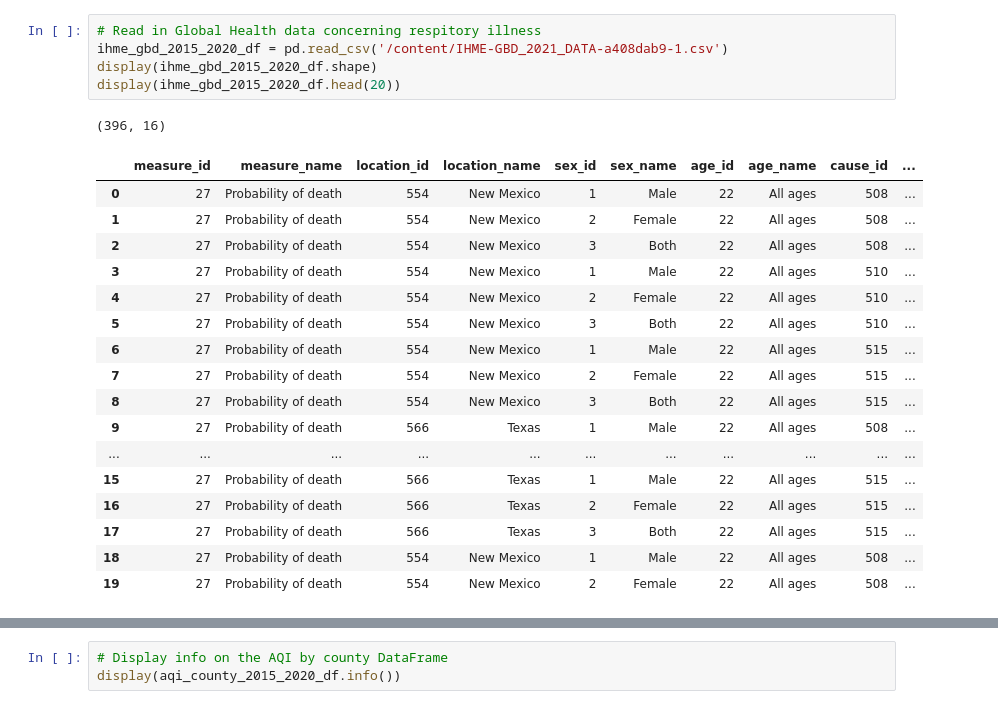
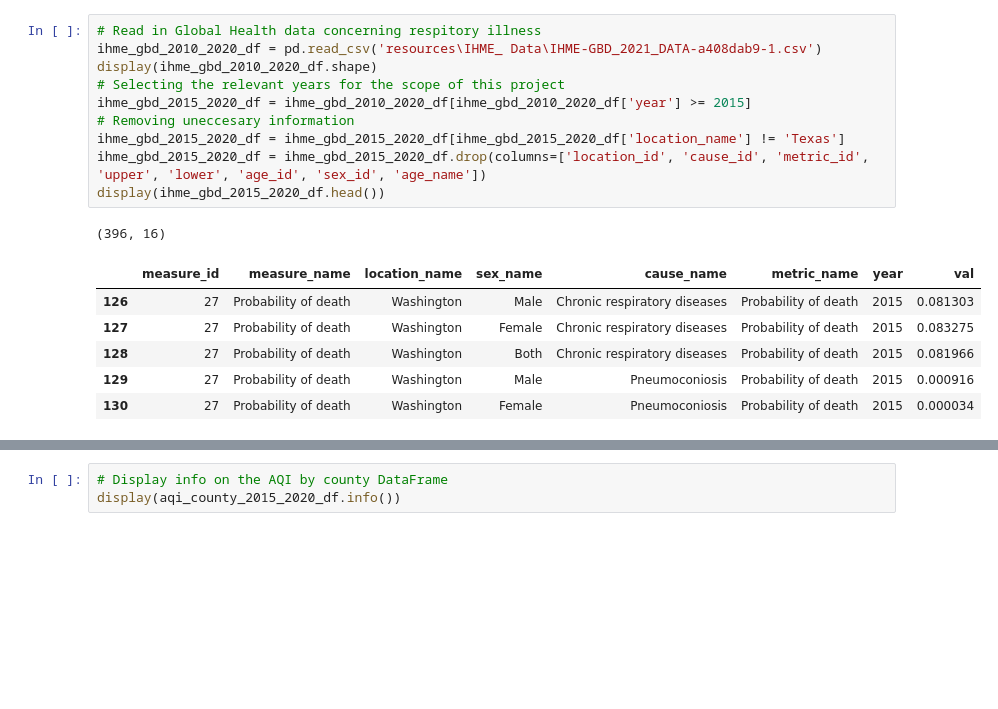
Before and after one commit to harrismhurley/python_project_1, a Jupyter notebook: main.ipynb, the cells around one changed output, grey strips where cells are left out. Cells and saved outputs as stored; diff of their text form; blank space fills up the shorter version.

```diff
--- a/main.ipynb
+++ b/main.ipynb
@@ -112,25 +64,19 @@ display(aqi_WA_NY_TX_2015_2020_df.head())
 5 rows × 56 columns
 # %%
 # Read in Global Health data concerning respitory illness
-ihme_gbd_2015_2020_df = pd.read_csv('/content/IHME-GBD_2021_DATA-a408dab9-1.csv')
-display(ihme_gbd_2015_2020_df.shape)
-display(ihme_gbd_2015_2020_df.head(20))
+ihme_gbd_2010_2020_df = pd.read_csv('resources\IHME_ Data\IHME-GBD_2021_DATA-a408dab9-1.csv')
+display(ihme_gbd_2010_2020_df.shape)
+# Selecting the relevant years for the scope of this project
+ihme_gbd_2015_2020_df = ihme_gbd_2010_2020_df[ihme_gbd_2010_2020_df['year'] >= 2015]
+# Removing uneccesary information
+ihme_gbd_2015_2020_df = ihme_gbd_2015_2020_df[ihme_gbd_2015_2020_df['location_name'] != 'Texas']
+ihme_gbd_2015_2020_df = ihme_gbd_2015_2020_df.drop(columns=['location_id', 'cause_id', 'metric_id', 'upper', 'lower', 'age_id', 'sex_id', 'age_name'])
+display(ihme_gbd_2015_2020_df.head())
 # %% [output]
 (396, 16)
-|  | measure_id | measure_name | location_id | location_name | sex_id | sex_name | age_id | age_name | cause_id | ... |
-| 0 | 27 | Probability of death | 554 | New Mexico | 1 | Male | 22 | All ages | 508 | ... |
-| 1 | 27 | Probability of death | 554 | New Mexico | 2 | Female | 22 | All ages | 508 | ... |
-| 2 | 27 | Probability of death | 554 | New Mexico | 3 | Both | 22 | All ages | 508 | ... |
-| 3 | 27 | Probability of death | 554 | New Mexico | 1 | Male | 22 | All ages | 510 | ... |
-| 4 | 27 | Probability of death | 554 | New Mexico | 2 | Female | 22 | All ages | 510 | ... |
-| 5 | 27 | Probability of death | 554 | New Mexico | 3 | Both | 22 | All ages | 510 | ... |
-| 6 | 27 | Probability of death | 554 | New Mexico | 1 | Male | 22 | All ages | 515 | ... |
-| 7 | 27 | Probability of death | 554 | New Mexico | 2 | Female | 22 | All ages | 515 | ... |
-| 8 | 27 | Probability of death | 554 | New Mexico | 3 | Both | 22 | All ages | 515 | ... |
-| 9 | 27 | Probability of death | 566 | Texas | 1 | Male | 22 | All ages | 508 | ... |
-| ... | ... | ... | ... | ... | ... | ... | ... | ... | ... | ... |
-| 15 | 27 | Probability of death | 566 | Texas | 1 | Male | 22 | All ages | 515 | ... |
-| 16 | 27 | Probability of death | 566 | Texas | 2 | Female | 22 | All ages | 515 | ... |
-| 17 | 27 | Probability of death | 566 | Texas | 3 | Both | 22 | All ages | 515 | ... |
-| 18 | 27 | Probability of death | 554 | New Mexico | 1 | Male | 22 | All ages | 508 | ... |
-| 19 | 27 | Probability of death | 554 | New Mexico | 2 | Female | 22 | All ages | 508 | ... |
+|  | measure_id | measure_name | location_name | sex_name | cause_name | metric_name | year | val |
+| 126 | 27 | Probability of death | Washington | Male | Chronic respiratory diseases | Probability of death | 2015 | 0.081303 |
+| 127 | 27 | Probability of death | Washington | Female | Chronic respiratory diseases | Probability of death | 2015 | 0.083275 |
+| 128 | 27 | Probability of death | Washington | Both | Chronic respiratory diseases | Probability of death | 2015 | 0.081966 |
+| 129 | 27 | Probability of death | Washington | Male | Pneumoconiosis | Probability of death | 2015 | 0.000916 |
+| 130 | 27 | Probability of death | Washington | Female | Pneumoconiosis | Probability of death | 2015 | 0.000034 |
```
Also changed, not shown: parts of 36 cells of this notebook.
